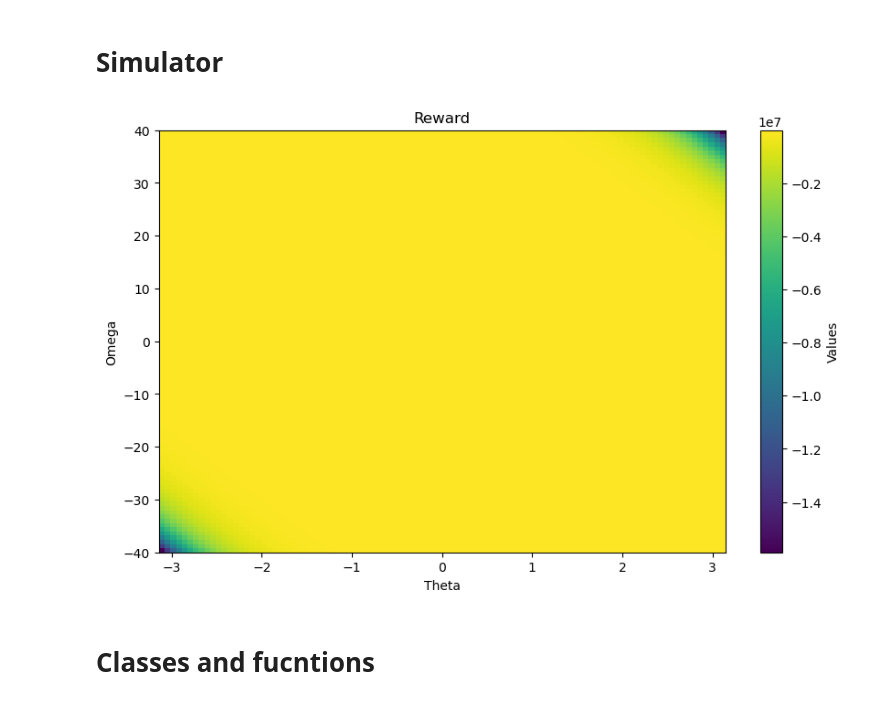
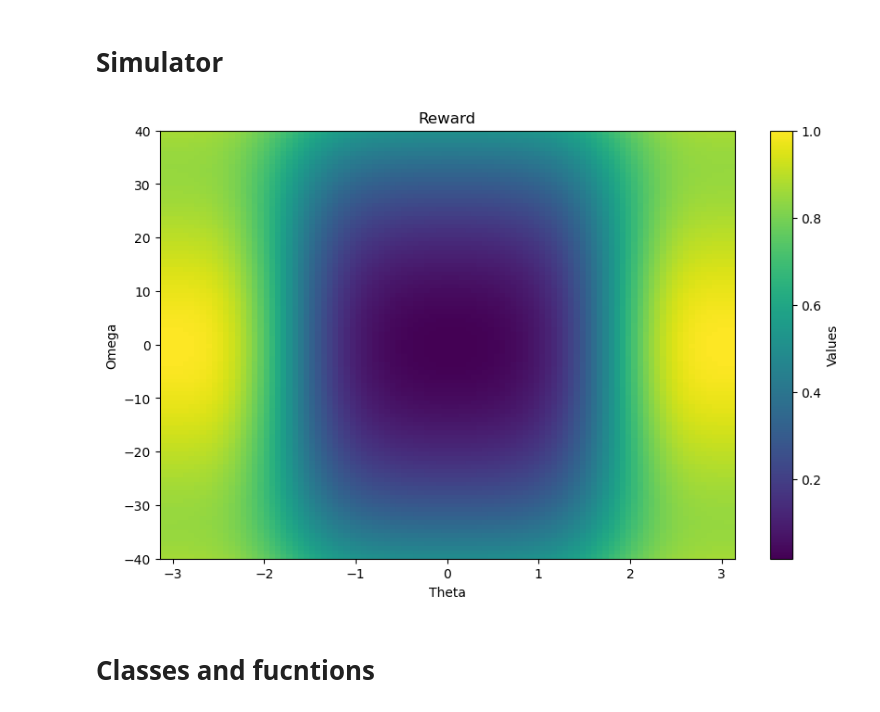
Before and after one commit to Nitin345614/ML4SC-Design-Assignment-G20, a Jupyter notebook: RL.ipynb, the cells around one changed output. Cells and saved outputs as stored; diff of their text form; code cells hidden in the pictures.

```diff
--- a/RL.ipynb
+++ b/RL.ipynb
@@ -39,30 +39,40 @@ obs, info = env.reset()
 #finally: #this will always run
 #    env.close()
 # %%
+unwrap = lambda theta: \
+    -np.cos(theta)
+
+reward_custom1 = lambda self: \
+    unwrap(self.th) - ((self.omega/40)**2)*unwrap(self.th)  + ((self.omega)*(self.th %(2*math.pi) - math.pi) > 0)
+
+reward_custom = lambda obs: \
+    np.exp( -(unwrap(obs[0])-1)**2 - ((obs[1]/40)-0)**2) + (obs[1]/40)**2 /2
+    #unwrap(obs[0]) + (1 - ((obs[1]/40)**2))*(unwrap(obs[0]) > 0) + (1 + ((obs[1]/40)**2))*(unwrap(obs[0]) < 0)  #*unwrap(obs[0]) # + ((obs[1])*(obs[0] %(2*math.pi) - math.pi) > 0)
+
 
 thetas = (np.array(range(100))/100)*math.pi*2 - math.pi
 omegas = (np.array(range(100))/100)*80 - 40
 
 data = np.zeros([100,100])
 
 for i in range(100):
     for j in range(100):
         data[j,i] = reward_custom((thetas[i],omegas[j]))
 
 # Create non-uniform grid
 
 
 
 plt.figure(figsize=(10, 6))
 plt.imshow(data, extent=[-math.pi, math.pi, -40, 40], \
            aspect='auto', cmap='viridis')
 plt.colorbar(label='Values')
 plt.xlabel('Theta')
 plt.ylabel('Omega')
 plt.title('Reward')
 plt.show()
 # %% [output]
-[figure, old version]
+[figure, new version]
 # %% [markdown]
 # Classes and fucntions
 # %%
```
Also changed, not shown: parts of 3 cells of this notebook, 11 other files.
